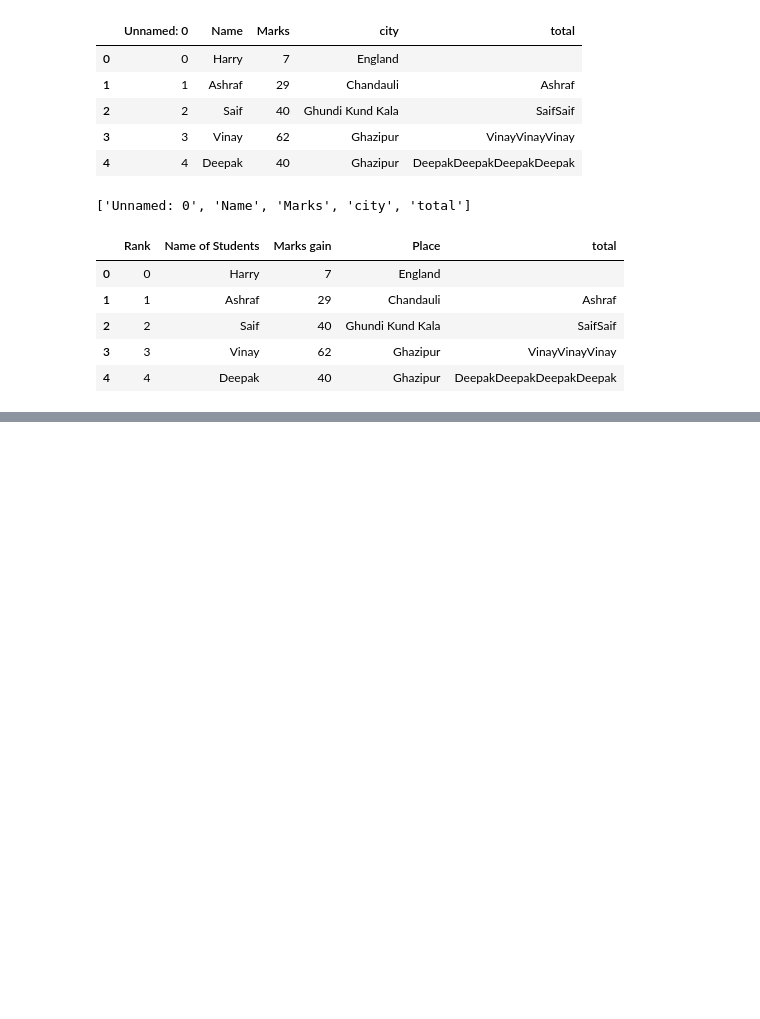
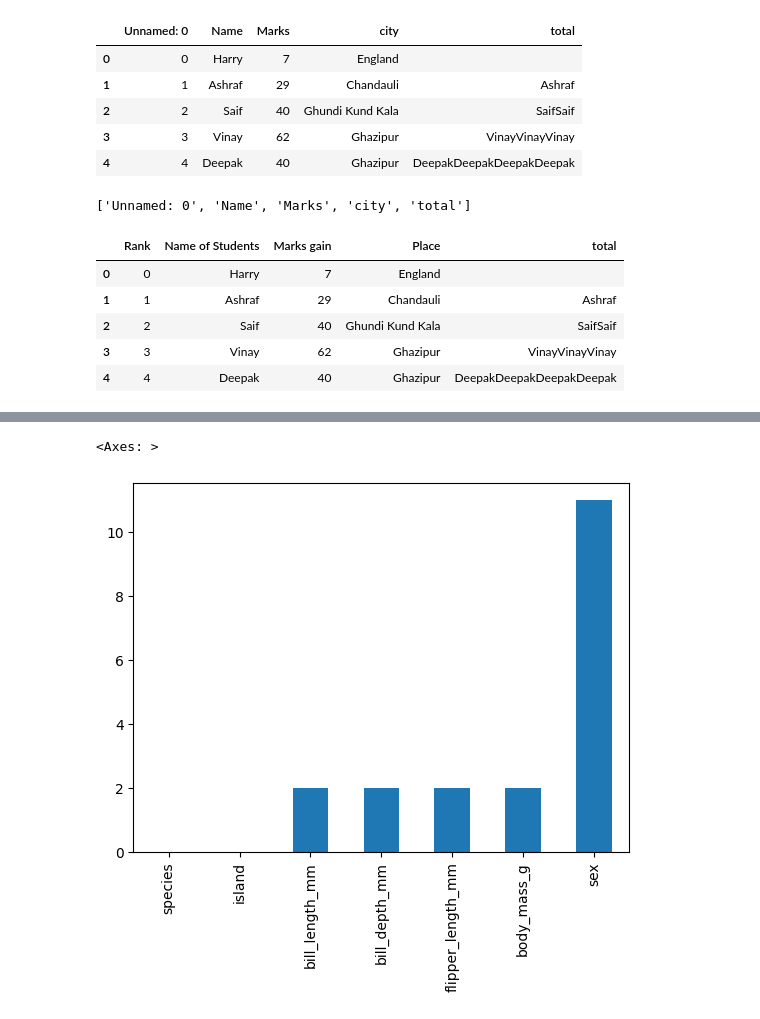
Before and after one commit to Amjadali168/2023-SEP--PY-DS, a Jupyter notebook: data analysis/pandas.ipynb, the cells around one changed output, grey strips where cells are left out. Saved outputs shown, nothing was run; the diff lists cells and outputs as text; code cells hidden in the pictures; blank space fills up the shorter version.

```diff
--- a/data analysis/pandas.ipynb
+++ b/data analysis/pandas.ipynb
@@ -277,0 +407,5 @@ data
+# %%
+penguins.isnull().sum().plot(kind='bar')  # column wise null value visualization
+# %% [output]
+<Axes: >
+[figure, added]
```
Also changed, not shown: parts of 29 cells of this notebook, 1 other file.
